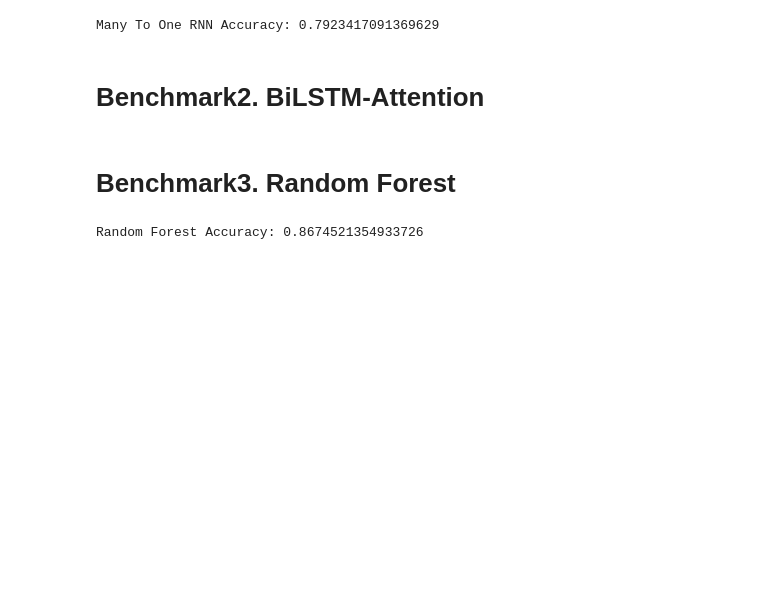
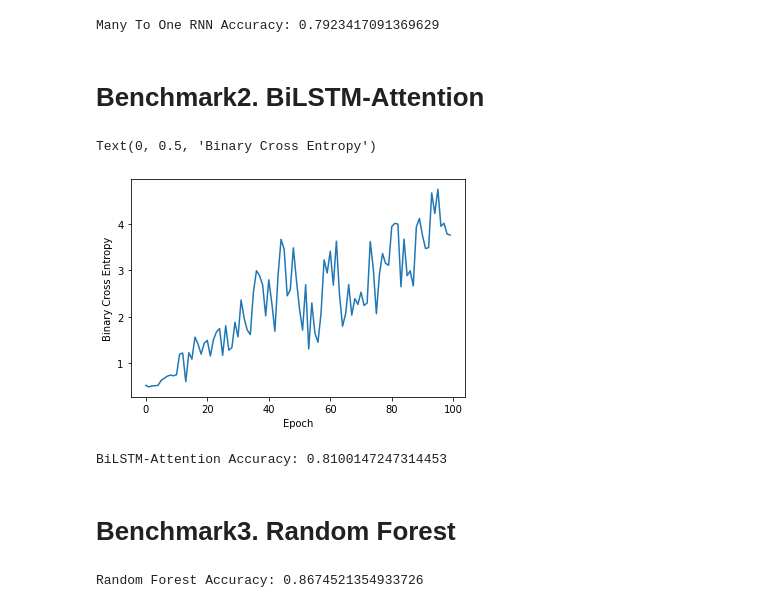
Before and after one commit to oh-yu/domain-invariant-learning, a Jupyter notebook: ecodataset_benchmarks_overlapwindow.ipynb, the cells around one changed output. Drawn from its saved outputs; the diff is of its cells as text; code cells hidden in the pictures; blank space fills up the shorter version.

Commit message:
bilstm evaluation

```diff
--- a/ecodataset_benchmarks_overlapwindow.ipynb
+++ b/ecodataset_benchmarks_overlapwindow.ipynb
@@ -118,21 +118,43 @@ bilstm_attention = models.AttentionRNN(input_size=train_source_X.shape[2], hidde
 bilstm_attention_optimizer = optim.Adam(bilstm_attention.parameters(), lr=learning_rate)
 # %%
 num_epochs = 100
+losses = []
 for _ in range(num_epochs):
     for batch_x, batch_y_task in source_loader_for_bilstm:
         # 1. Forward
         pred_y_task = bilstm_attention(batch_x, device)
         pred_y_task = torch.sigmoid(pred_y_task).reshape(-1)
         loss = criterion(pred_y_task, batch_y_task.reshape(-1))
 
         # 2. Backward
         bilstm_attention_optimizer.zero_grad()
         loss.backward()
 
         # 3. Update Params
         bilstm_attention_optimizer.step()
 
     # 4. Evaluation
+    with torch.no_grad():
+        pred_y_task = bilstm_attention(test_target_X, device)
+        pred_y_task = torch.sigmoid(pred_y_task)
+        pred_y_task = pred_y_task.reshape(pred_y_task.shape[0], pred_y_task.shape[1])
+        pred_y_task = pred_y_task[:, -1]
+
+        loss = criterion(pred_y_task, test_target_y_task)
+        losses.append(loss.item())
+
+plt.plot(losses)
+plt.xlabel("Epoch")
+plt.ylabel("Binary Cross Entropy")
+# %% [output]
+Text(0, 0.5, 'Binary Cross Entropy')
+[figure, added]
+# %%
+pred_y_task = pred_y_task > 0.5
+acc = sum(pred_y_task == test_target_y_task) / test_target_y_task.shape[0]
+print(f"BiLSTM-Attention Accuracy: {acc}")
+# %% [output]
+BiLSTM-Attention Accuracy: 0.8100147247314453
 # %% [markdown]
 # Benchmark3. Random Forest
 # %%
```
